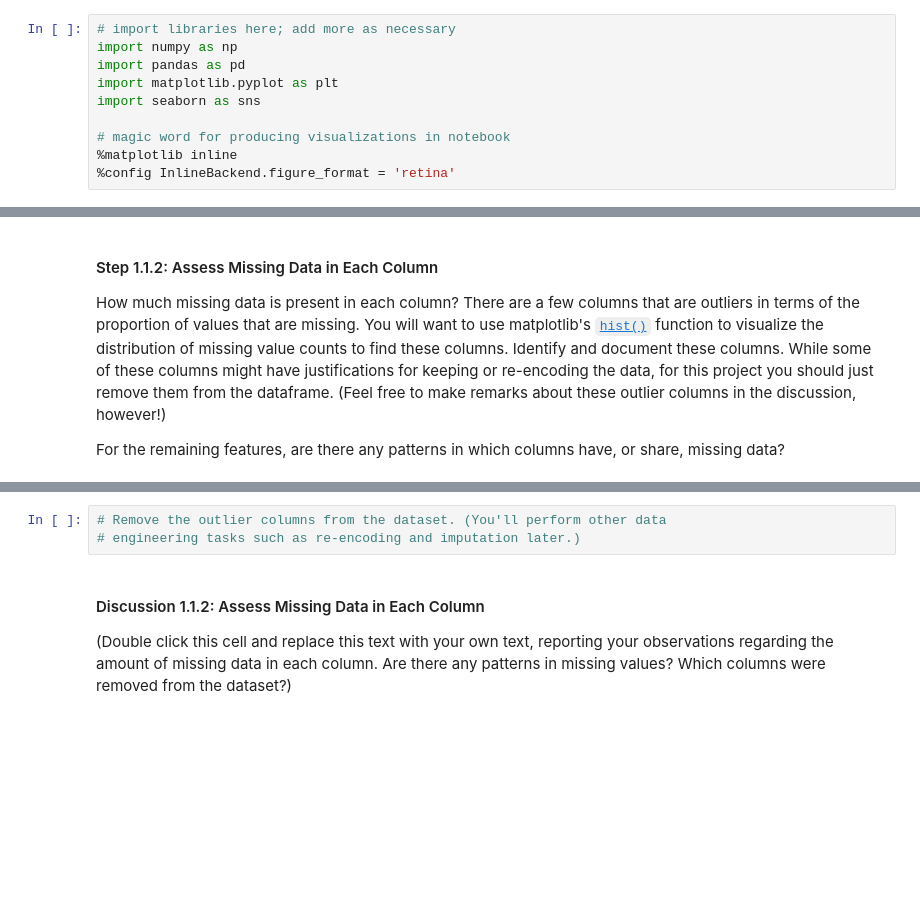
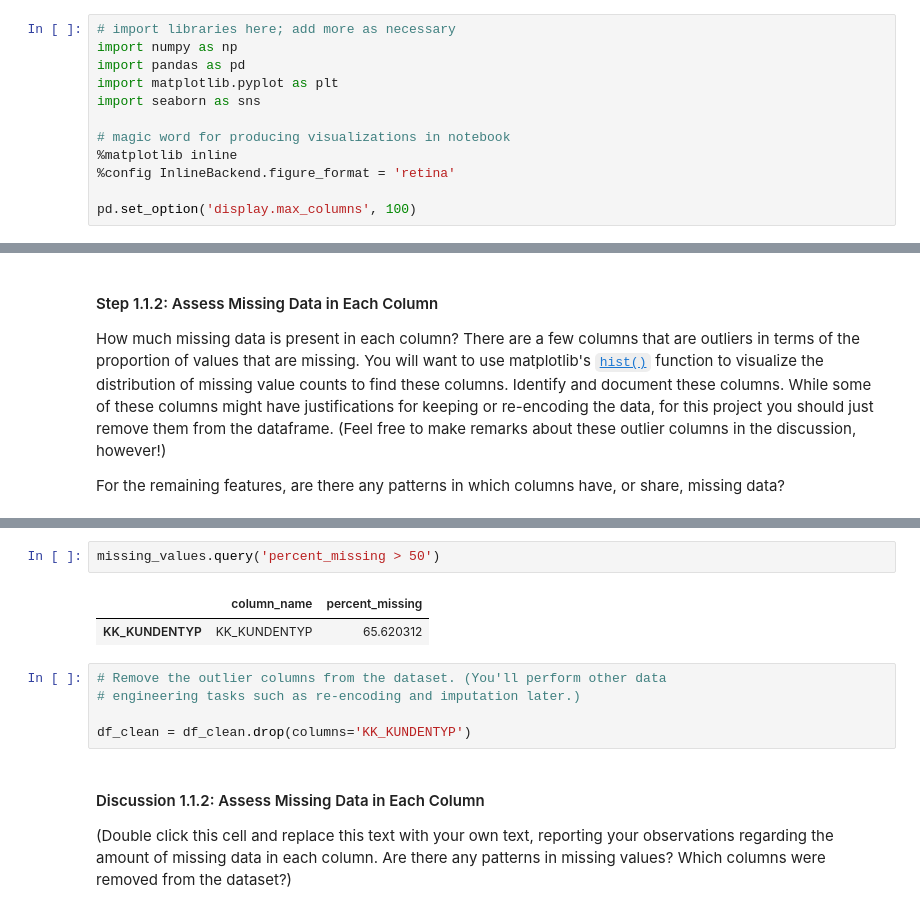
Before and after one commit to kennethn/machine-learning-nanodegree, a Jupyter notebook: p2_customer_segments/Identify_Customer_Segments.ipynb, the cells around one changed output, grey strips where cells are left out. Cells and saved outputs as stored; diff of their text form; blank space fills up the shorter version.

```diff
--- a/p2_customer_segments/Identify_Customer_Segments.ipynb
+++ b/p2_customer_segments/Identify_Customer_Segments.ipynb
@@ -20,6 +20,8 @@ import seaborn as sns
 # magic word for producing visualizations in notebook
 %matplotlib inline
 %config InlineBackend.figure_format = 'retina'
+
+pd.set_option('display.max_columns', 100)
 # %%
 # Plot styles
 plt.style.use('fivethirtyeight')
@@ -157,6 +153,13 @@ For the remaining features, are there any patterns in which columns have, or sha
+# %%
+missing_values.query('percent_missing > 50')
+# %% [output]
+|  | column_name | percent_missing |
+| KK_KUNDENTYP | KK_KUNDENTYP | 65.620312 |
 # %%
 # Remove the outlier columns from the dataset. (You'll perform other data
 # engineering tasks such as re-encoding and imputation later.)
+
+df_clean = df_clean.drop(columns='KK_KUNDENTYP')
 # %% [markdown]
 #### Discussion 1.1.2: Assess Missing Data in Each Column
 
```
Also changed, not shown: parts of 6 cells of this notebook.
